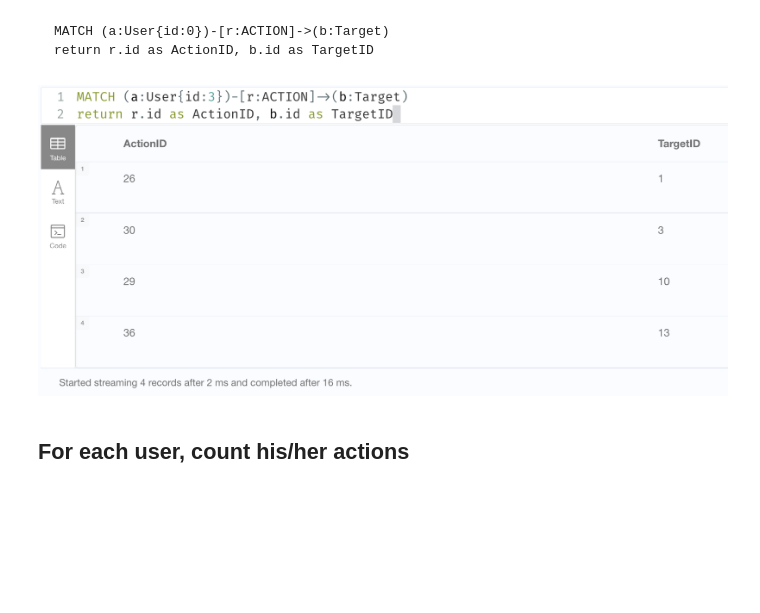
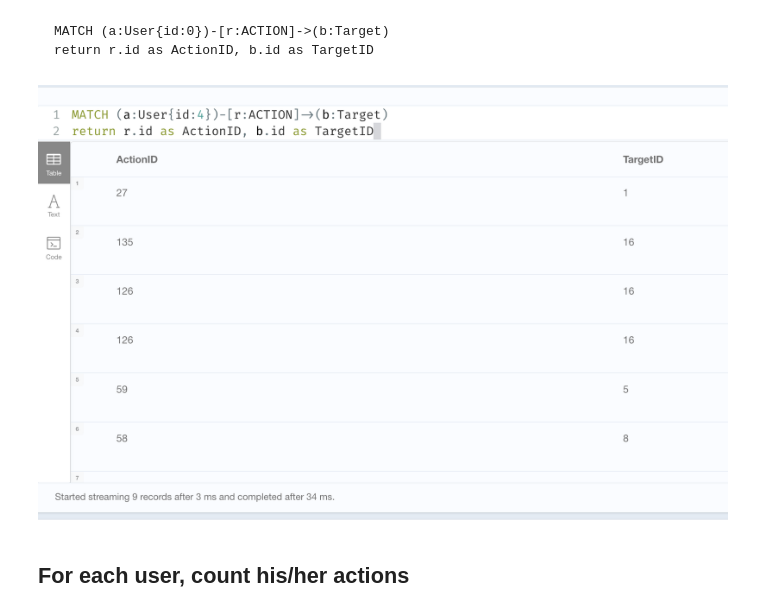
Before and after one commit to gdrosos/Big-Data-Management-Systems-Assignments, a Jupyter notebook: neo4j/neo4j-assignment.ipynb, the cells around one changed output. Saved outputs shown, nothing was run; the diff lists cells and outputs as text; code cells hidden in the pictures; blank space fills up the shorter version.

````diff
--- a/neo4j/neo4j-assignment.ipynb
+++ b/neo4j/neo4j-assignment.ipynb
@@ -117,9 +116,9 @@ MATCH (a:User{id:0})-[r:ACTION]->(b:Target)
 return r.id as ActionID, b.id as TargetID
 ```
 # %%
-Image('img/user0.png')
+Image('img/user4.png')
 # %% [output]
-[figure, old version]
+[figure, new version]
 # %% [markdown]
 ## For each user, count his/her actions
 # %% [markdown]
````
Also changed, not shown: parts of 7 cells of this notebook, 8 other files.
